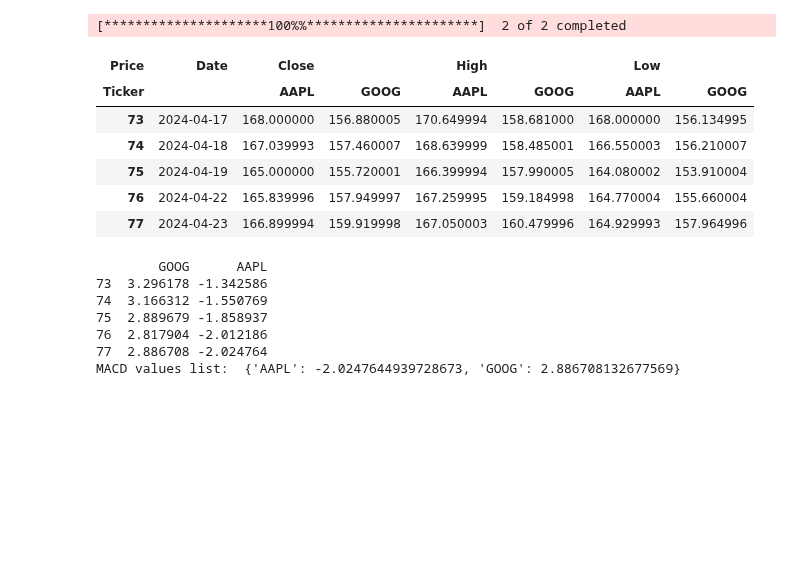
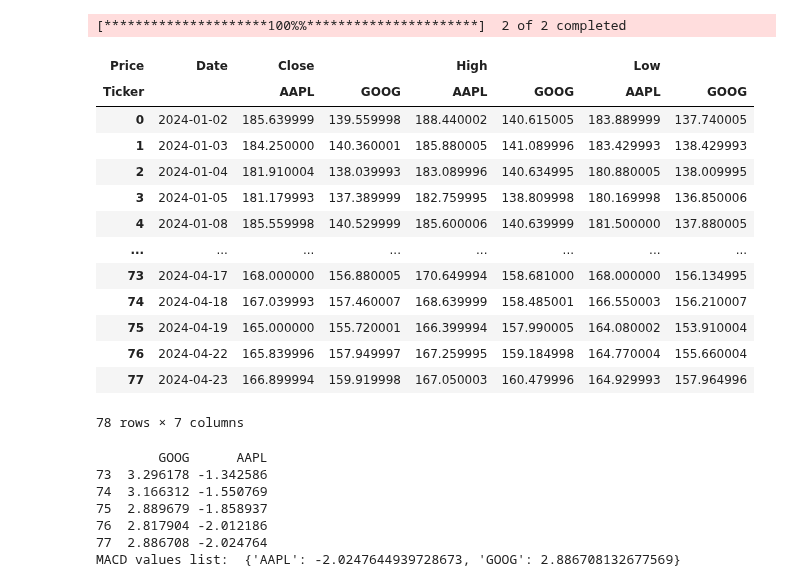
Before and after one commit to mburley127/TradingIndicators, a Jupyter notebook: Indicators/MACD.ipynb, the cells around one changed output. Drawn from its saved outputs; the diff is of its cells as text; code cells hidden in the pictures; blank space fills up the shorter version.

```diff
--- a/Indicators/MACD.ipynb
+++ b/Indicators/MACD.ipynb
@@ -8,32 +8,25 @@ from plot_indicators import plot_function
-# %%
-### Load in Stock Data
-def import_stock_data(tickers, start_date):
-    # Check if tickers is a list or a single ticker string
-    if isinstance(tickers, list):
-        data = yf.download(tickers, start = start_date)[['Close', 'High', 'Low']]
-    else:
-        data = yf.download(tickers, start = start_date)[['Close', 'High', 'Low']]
-        data = pd.DataFrame(data)
-
-    # Reset index to make 'Date' a column instead of index
-    data.reset_index(inplace = True)
-    data['Date'] = pd.to_datetime(data['Date'])
-
-    return data
-
-tickers = ['AAPL', 'GOOG']
-start_date = '2024-01-01'
-stock_data = import_stock_data(tickers, start_date)
-stock_data.tail()
-# %% [output]
-[*********************100%%**********************]  2 of 2 completed
-| Price | Date | Close |  | High |  | Low |  |
-| Ticker |  | AAPL | GOOG | AAPL | GOOG | AAPL | GOOG |
-| 73 | 2024-04-17 | 168.000000 | 156.880005 | 170.649994 | 158.681000 | 168.000000 | 156.134995 |
-| 74 | 2024-04-18 | 167.039993 | 157.460007 | 168.639999 | 158.485001 | 166.550003 | 156.210007 |
-| 75 | 2024-04-19 | 165.000000 | 155.720001 | 166.399994 | 157.990005 | 164.080002 | 153.910004 |
-| 76 | 2024-04-22 | 165.839996 | 157.949997 | 167.259995 | 159.184998 | 164.770004 | 155.660004 |
-| 77 | 2024-04-23 | 166.899994 | 159.919998 | 167.050003 | 160.479996 | 164.929993 | 157.964996 |
+# %%
+### Load in Stock Data
+tickers = ['AAPL', 'GOOG']
+start_date = '2024-01-01'
+stock_data = import_stock_data(tickers, start_date)
+stock_data
+# %% [output]
+[*********************100%%**********************]  2 of 2 completed
+| Price | Date | Close |  | High |  | Low |  |
+| Ticker |  | AAPL | GOOG | AAPL | GOOG | AAPL | GOOG |
+| 0 | 2024-01-02 | 185.639999 | 139.559998 | 188.440002 | 140.615005 | 183.889999 | 137.740005 |
+| 1 | 2024-01-03 | 184.250000 | 140.360001 | 185.880005 | 141.089996 | 183.429993 | 138.429993 |
+| 2 | 2024-01-04 | 181.910004 | 138.039993 | 183.089996 | 140.634995 | 180.880005 | 138.009995 |
+| 3 | 2024-01-05 | 181.179993 | 137.389999 | 182.759995 | 138.809998 | 180.169998 | 136.850006 |
+| 4 | 2024-01-08 | 185.559998 | 140.529999 | 185.600006 | 140.639999 | 181.500000 | 137.880005 |
+| ... | ... | ... | ... | ... | ... | ... | ... |
+| 73 | 2024-04-17 | 168.000000 | 156.880005 | 170.649994 | 158.681000 | 168.000000 | 156.134995 |
+| 74 | 2024-04-18 | 167.039993 | 157.460007 | 168.639999 | 158.485001 | 166.550003 | 156.210007 |
+| 75 | 2024-04-19 | 165.000000 | 155.720001 | 166.399994 | 157.990005 | 164.080002 | 153.910004 |
+| 76 | 2024-04-22 | 165.839996 | 157.949997 | 167.259995 | 159.184998 | 164.770004 | 155.660004 |
+| 77 | 2024-04-23 | 166.899994 | 159.919998 | 167.050003 | 160.479996 | 164.929993 | 157.964996 |
+78 rows × 7 columns
 # %%
 ### MACD Function for Multiple Stocks
 def get_macd(tickers, df):
```
Also changed, not shown: parts of 1 cell of this notebook, 3 other files.
